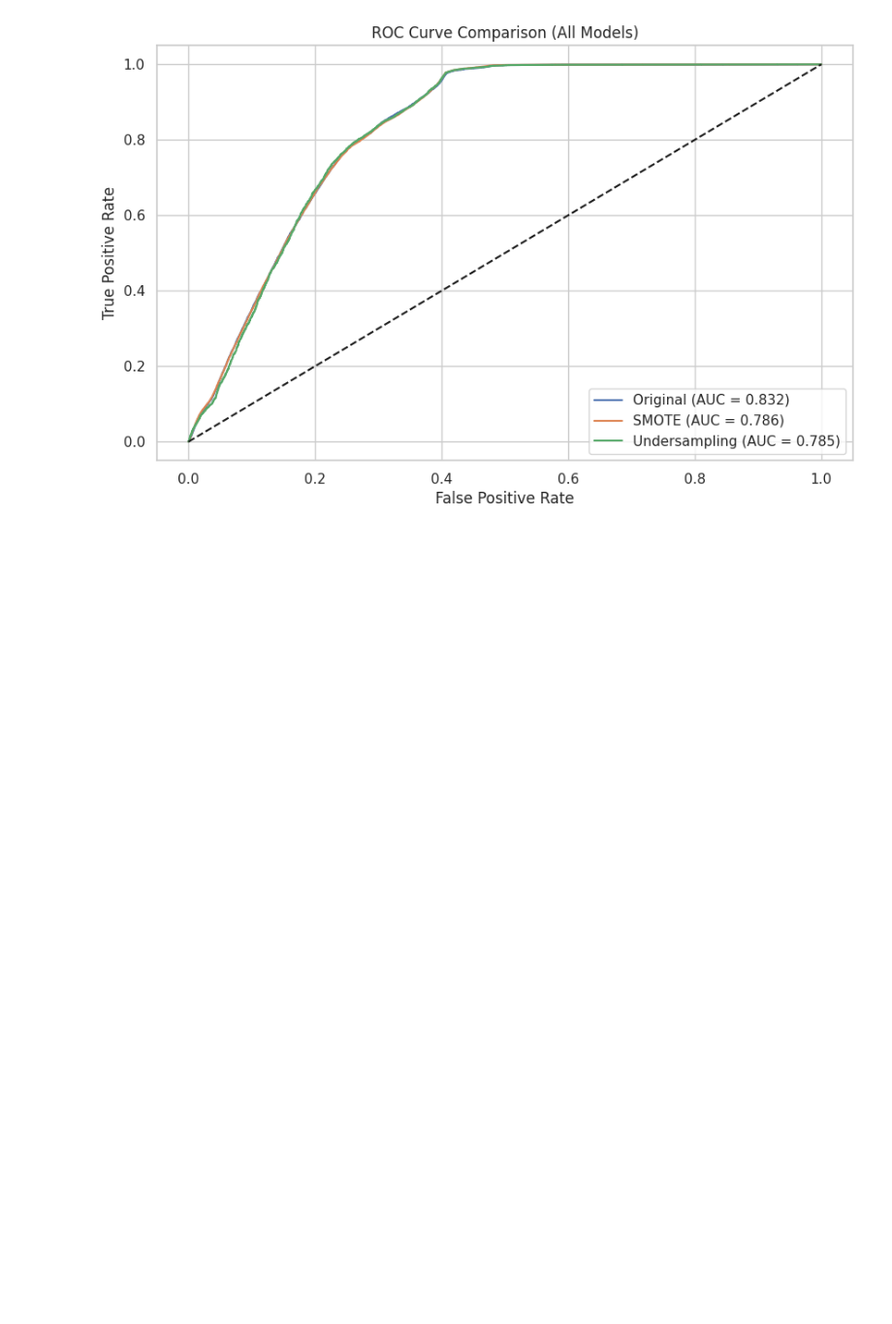
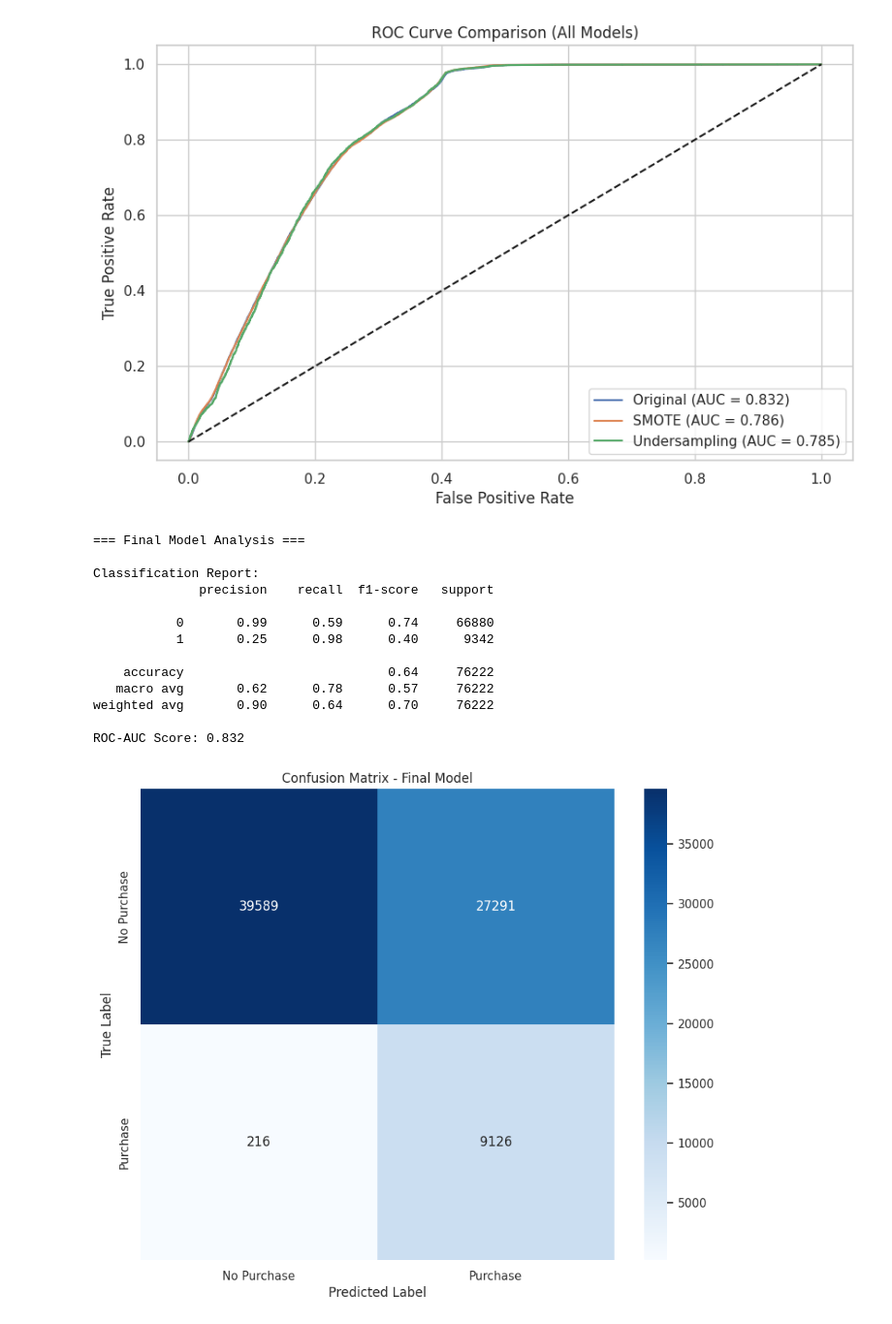
Before and after one commit to LorenzoVu/Cross-selling-of-insurance-policies, a Jupyter notebook: cross-selling.ipynb, the cells around one changed output. Shown at 97% size. Drawn from its saved outputs; the diff is of its cells as text; code cells hidden in the pictures; blank space fills up the shorter version.

```diff
--- a/cross-selling.ipynb
+++ b/cross-selling.ipynb
@@ -518,3 +518,82 @@ ROC-AUC Score: 0.785
 [figure]
 [figure]
 [figure]
+# %%
+# Save the first model as final model and display comprehensive metrics
+print('=== Final Model Analysis ===\n')
+final_model = model  # Save the first model (with balanced class weights)
+
+# Print all metrics
+print('Classification Report:')
+print(classification_report(y_test, y_pred))
+print(f'ROC-AUC Score: {roc_auc_score(y_test, y_pred_proba):.3f}\n')
+
+# Plot Confusion Matrix
+plt.figure(figsize=(10, 8))
+sns.heatmap(confusion_matrix(y_test, y_pred),
+            annot=True,
+            fmt='d',
+            cmap='Blues',
+            xticklabels=['No Purchase', 'Purchase'],
+            yticklabels=['No Purchase', 'Purchase'])
+plt.title('Confusion Matrix - Final Model')
+plt.ylabel('True Label')
+plt.xlabel('Predicted Label')
+plt.show()
+
+# Plot ROC Curve
+fpr, tpr, _ = roc_curve(y_test, y_pred_proba)
+plt.figure(figsize=(10, 8))
+plt.plot(fpr, tpr, 'b-', label=f'ROC curve (AUC = {roc_auc_score(y_test, y_pred_proba):.3f})')
+plt.plot([0, 1], [0, 1], 'k--', label='Random classifier')
+plt.fill_between(fpr, tpr, alpha=0.1)
+plt.xlabel('False Positive Rate')
+plt.ylabel('True Positive Rate')
+plt.title('ROC Curve - Final Model')
+plt.legend()
+plt.grid(True)
+plt.show()
+
+# Plot Precision-Recall Curve
+precision, recall, _ = precision_recall_curve(y_test, y_pred_proba)
+plt.figure(figsize=(10, 8))
+plt.plot(recall, precision, 'b-', label='Precision-Recall curve')
+plt.fill_between(recall, precision, alpha=0.1)
+plt.xlabel('Recall')
+plt.ylabel('Precision')
+plt.title('Precision-Recall Curve - Final Model')
+plt.grid(True)
+plt.legend()
+plt.show()
+
+# Print feature importance
+feature_importance = pd.DataFrame({
+    'Feature': feature_cols,
+    'Coefficient': np.abs(final_model.coef_[0])
+})
+feature_importance = feature_importance.sort_values('Coefficient', ascending=False)
+
+plt.figure(figsize=(12, 6))
+sns.barplot(data=feature_importance, x='Feature', y='Coefficient')
+plt.xticks(rotation=45, ha='right')
+plt.title('Feature Importance - Final Model')
+plt.tight_layout()
+plt.show()
+
+print('\nFeature Importance:')
+print(feature_importance)
+# %% [output]
+=== Final Model Analysis ===
+
+Classification Report:
+              precision    recall  f1-score   support
+
+           0       0.99      0.59      0.74     66880
+           1       0.25      0.98      0.40      9342
+
+    accuracy                           0.64     76222
+   macro avg       0.62      0.78      0.57     76222
+weighted avg       0.90      0.64      0.70     76222
+
+ROC-AUC Score: 0.832
+[figure, added]
```
Also changed, not shown: parts of 2 cells of this notebook, 1 other file.
